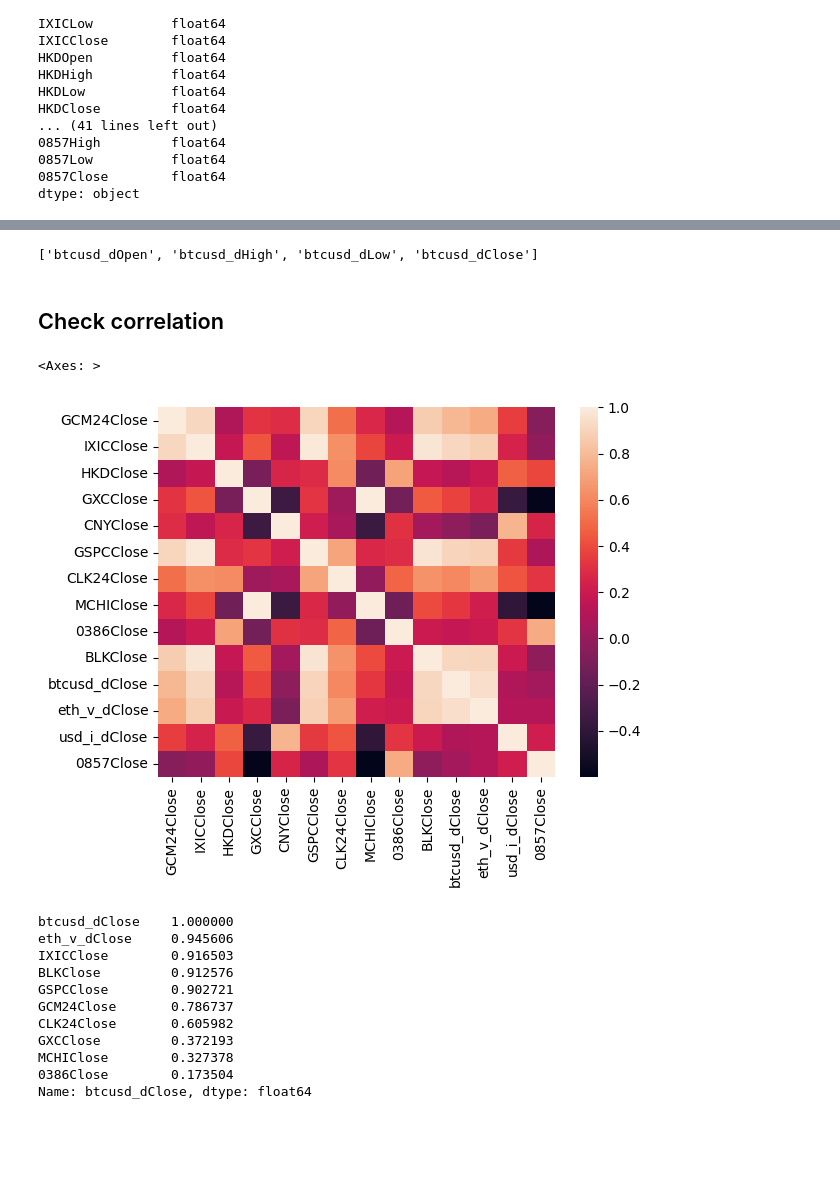
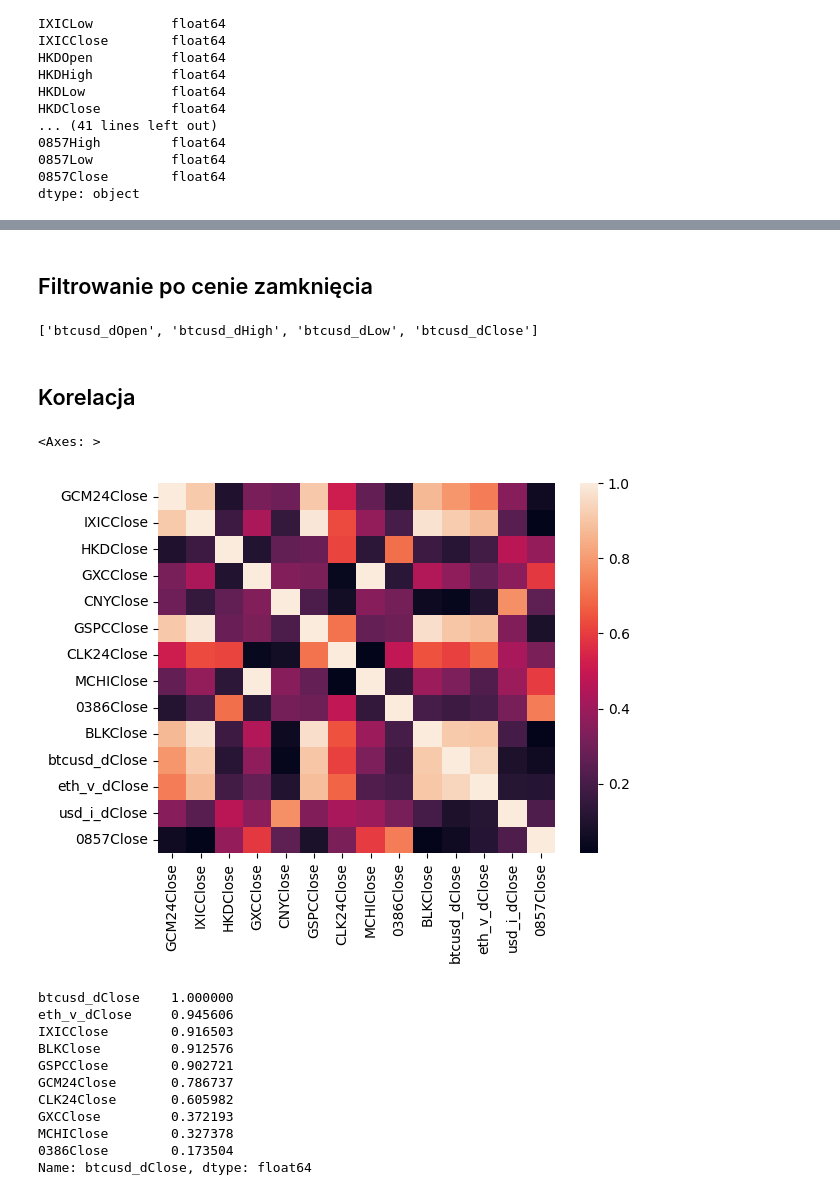
Before and after one commit to Maciej-GBS/SIML-UE, a Jupyter notebook: Projekt.ipynb, the cells around one changed output, grey strips where cells are left out. Saved outputs shown, nothing was run; the diff lists cells and outputs as text; code cells hidden in the pictures; blank space fills up the shorter version.

```diff
--- a/Projekt.ipynb
+++ b/Projekt.ipynb
@@ -44,16 +43,20 @@ dtype: object
+# %% [markdown]
+## Filtrowanie po cenie zamknięcia
 # %%
 [x for x in df.columns if 'btc' in x.lower()]
 # %% [output]
 ['btcusd_dOpen', 'btcusd_dHigh', 'btcusd_dLow', 'btcusd_dClose']
 # %%
 df = df.drop(columns=[c for c in df.columns if 'Close' not in c])
-# %% [markdown]
-## Check correlation
+# %% [markdown]
+## Korelacja
 # %%
 import matplotlib.pyplot as plt
 import seaborn as sns
-sns.heatmap(df.corr())
+
+corr = df.corr().abs()
+sns.heatmap(corr)
 # %% [output]
 <Axes: >
-[figure, old version]
+[figure, new version]
 # %%
```
Also changed, not shown: parts of 53 cells of this notebook.
